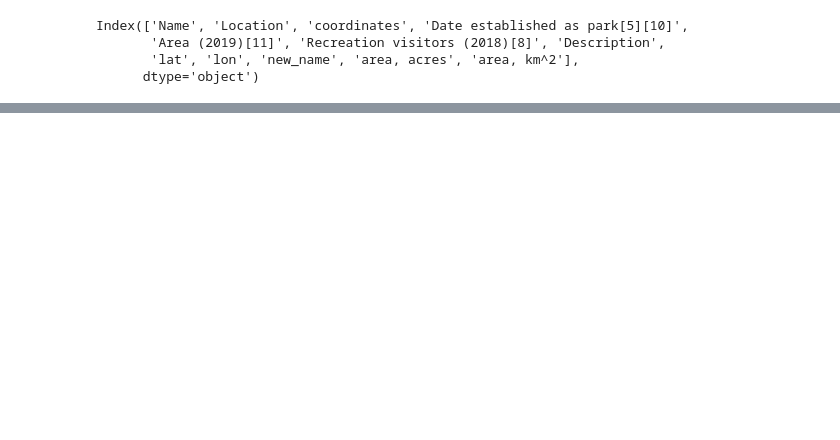
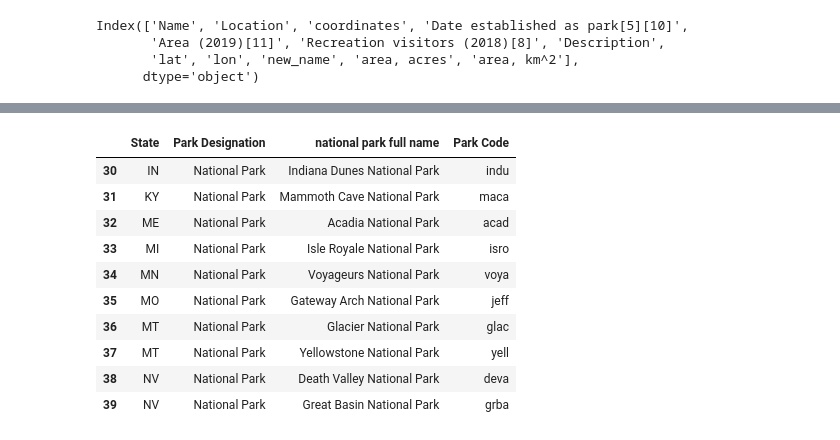
Before and after one commit to theaddies/bootcamp_project_1, a Jupyter notebook: national park cleanup.ipynb, the cells around one changed output, grey strips where cells are left out. Drawn from its saved outputs; the diff is of its cells as text; code cells hidden in the pictures; blank space fills up the shorter version.

```diff
--- a/national park cleanup.ipynb
+++ b/national park cleanup.ipynb
@@ -231,0 +234,14 @@ park_clean_df.to_csv(csv_clean, index = False)
+# %%
+np_dataset_df[30:40]
+# %% [output]
+|  | State | Park Designation | national park full name | Park Code |
+| 30 | IN | National Park | Indiana Dunes National Park | indu |
+| 31 | KY | National Park | Mammoth Cave National Park | maca |
+| 32 | ME | National Park | Acadia National Park | acad |
+| 33 | MI | National Park | Isle Royale National Park | isro |
+| 34 | MN | National Park | Voyageurs National Park | voya |
+| 35 | MO | National Park | Gateway Arch National Park | jeff |
+| 36 | MT | National Park | Glacier National Park | glac |
+| 37 | MT | National Park | Yellowstone National Park | yell |
+| 38 | NV | National Park | Death Valley National Park | deva |
+| 39 | NV | National Park | Great Basin National Park | grba |
```
Also changed, not shown: parts of 21 cells of this notebook, 4 other files.
